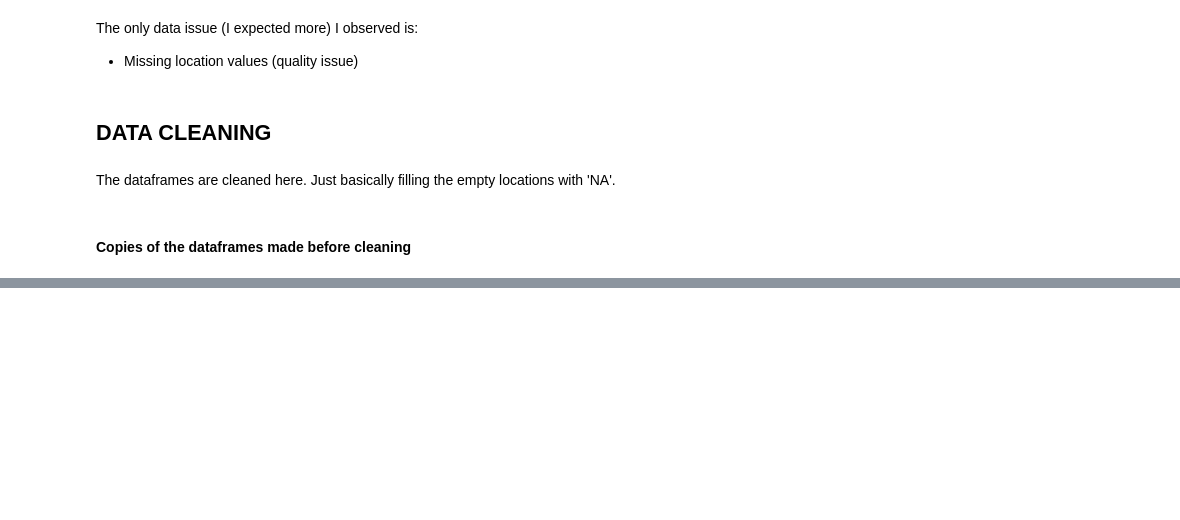
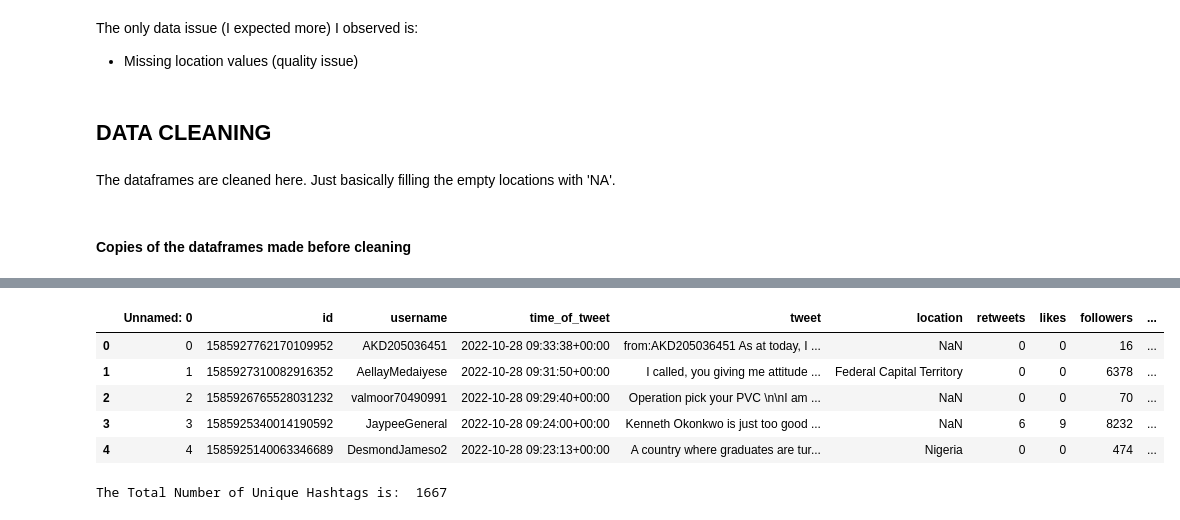
Before and after one commit to PrinssAlex/Presidential_Election_Results_2023, a Jupyter notebook: 2023elections.ipynb, the cells around one changed output, grey strips where cells are left out. Cells and saved outputs as stored; diff of their text form; code cells hidden in the pictures; blank space fills up the shorter version.

```diff
--- a/2023elections.ipynb
+++ b/2023elections.ipynb
@@ -236,0 +277,37 @@ obi_df=df_obi.copy()
+# %%
+def getHashtags(tweet):
+    tweet = tweet.lower()  #converts tweet to lower case
+    tweet = re.findall(r'\#\w+',tweet)
+    return " ".join(tweet)
+# %%
+obi_df['hashtags']=obi_df['tweet'].apply(getHashtags)
+obi_df.head()
+# %% [output]
+|  | Unnamed: 0 | id | username | time_of_tweet | tweet | location | retweets | likes | followers | ... |
+| 0 | 0 | 1585927762170109952 | AKD205036451 | 2022-10-28 09:33:38+00:00 | from:AKD205036451 As at today, I ... | NaN | 0 | 0 | 16 | ... |
+| 1 | 1 | 1585927310082916352 | AellayMedaiyese | 2022-10-28 09:31:50+00:00 | I called, you giving me attitude ... | Federal Capital Territory | 0 | 0 | 6378 | ... |
+| 2 | 2 | 1585926765528031232 | valmoor70490991 | 2022-10-28 09:29:40+00:00 | Operation pick your PVC \n\nI am ... | NaN | 0 | 0 | 70 | ... |
+| 3 | 3 | 1585925340014190592 | JaypeeGeneral | 2022-10-28 09:24:00+00:00 | Kenneth Okonkwo is just too good ... | NaN | 6 | 9 | 8232 | ... |
+| 4 | 4 | 1585925140063346689 | DesmondJameso2 | 2022-10-28 09:23:13+00:00 | A country where graduates are tur... | Nigeria | 0 | 0 | 474 | ... |
+# %%
+# Store hashtags in a list
+hashtags_list=obi_df['hashtags'].tolist()
+
+# Iterate over all hashtags and split where there is more than one hashtag per row of data
+hashtags = []
+for item in hashtags_list:
+    item = item.split()
+    for i in item:
+        hashtags.append(i)
+
+# Importing Collection module to determine unique count of all hashtags used
+from collections import Counter
+
+# Determine Unique count of all hashtags used
+counts=Counter(hashtags)
+hashtags_df=pd.DataFrame.from_dict(counts, orient='index').reset_index()
+hashtags_df.columns=['hashtags', 'count']
+hashtags_df.sort_values(by='count', ascending=False, inplace=True)
+print("The Total Number of Unique Hashtags is: ", hashtags_df.shape[0])
+# %% [output]
+The Total Number of Unique Hashtags is:  1667
```
Also changed, not shown: parts of 19 cells of this notebook.
